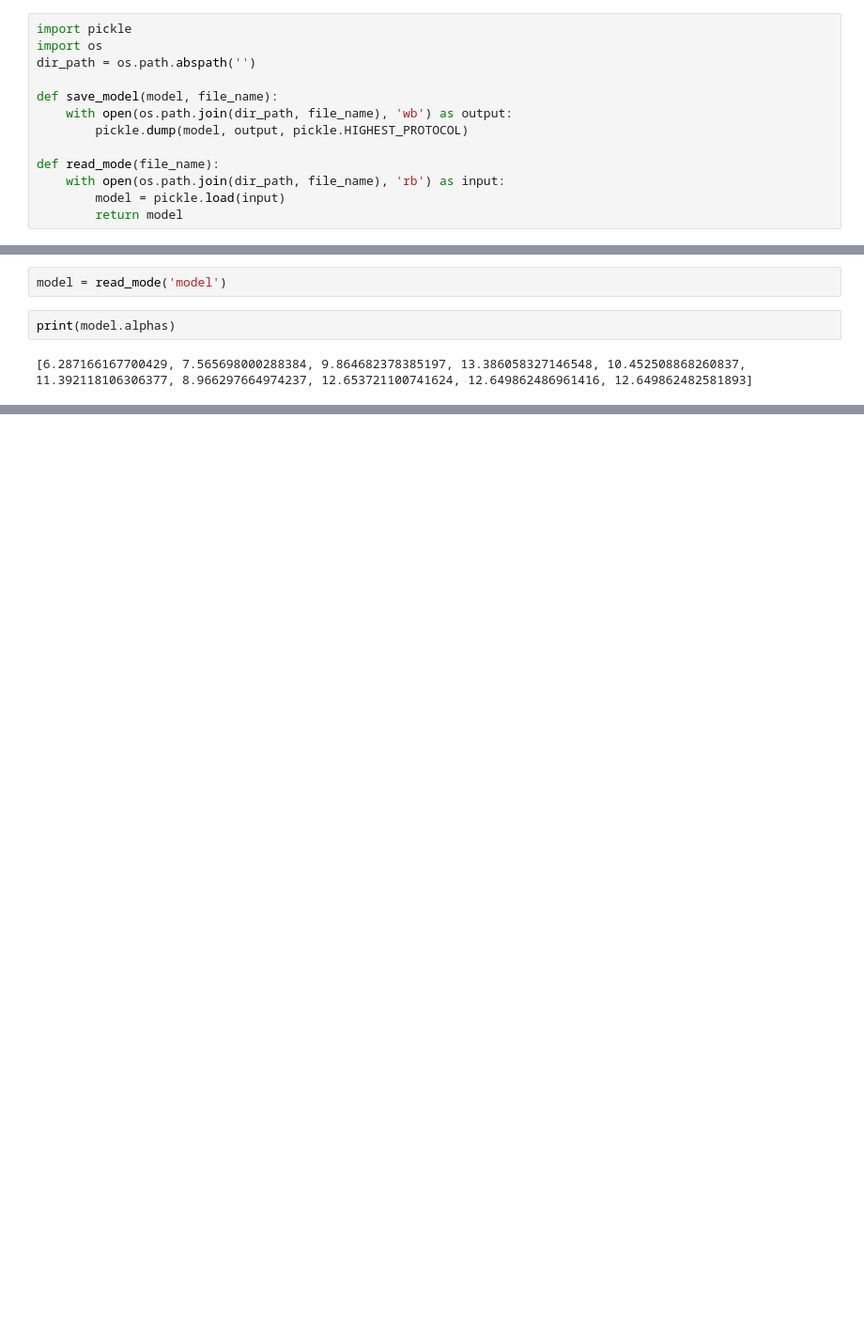
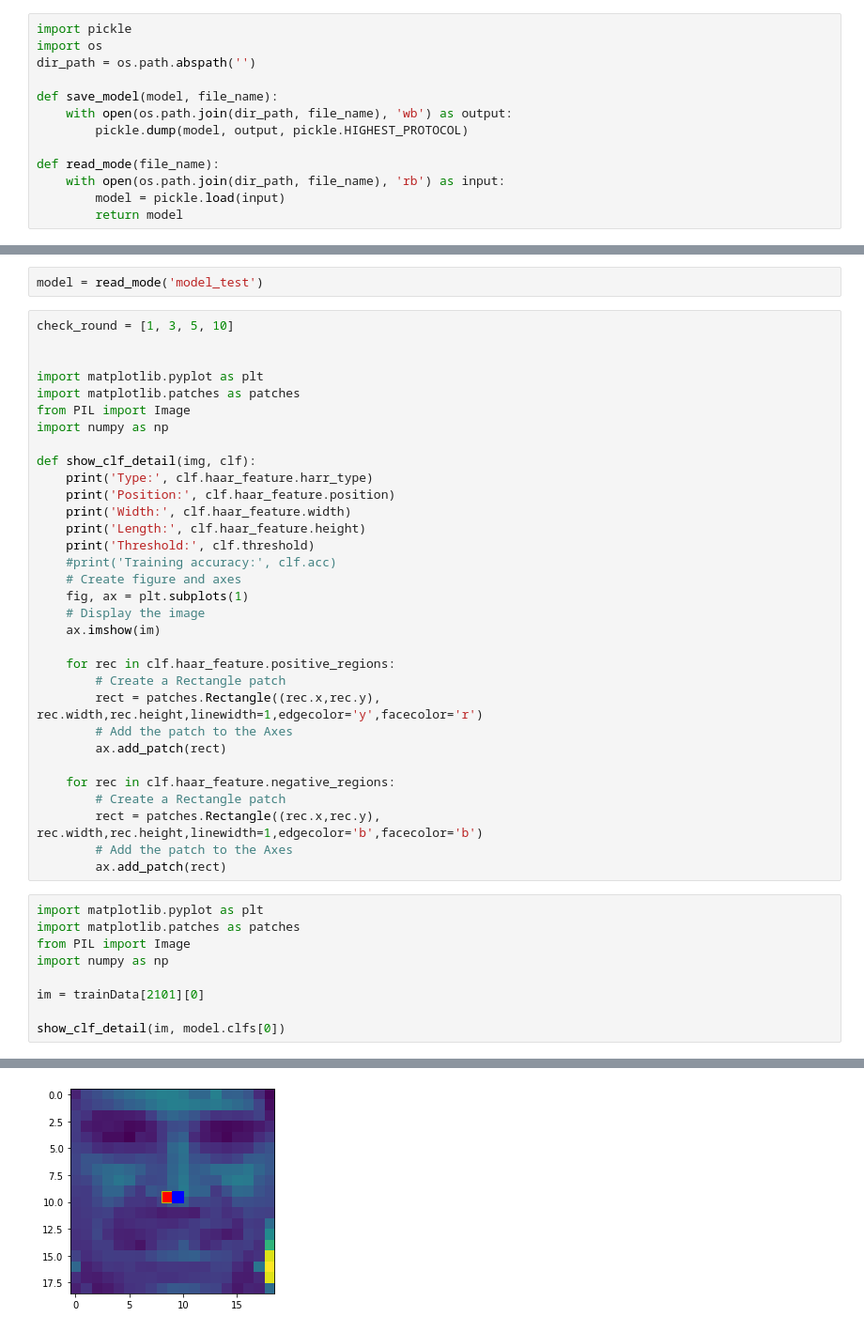
Before and after one commit to ChiehFu/649_viola_jone, a Jupyter notebook: viola_jone.ipynb, the cells around one changed output, grey strips where cells are left out. Shown: that part at 94% size. Saved outputs shown, nothing was run; the diff lists cells and outputs as text; blank space fills up the shorter version.

Commit message:
Add Haar feature class

```diff
--- a/viola_jone.ipynb
+++ b/viola_jone.ipynb
@@ -318,8 +344,46 @@ Round 5/10:
 [interactive output not drawn]
 ... (11 outputs left out)
 # %%
-model = read_mode('model')
+model = read_mode('model_test')
-# %%
-print(model.alphas)
-# %% [output]
-[6.287166167700429, 7.565698000288384, 9.864682378385197, 13.386058327146548, 10.452508868260837, 11.392118106306377, 8.966297664974237, 12.653721100741624, 12.649862486961416, 12.649862482581893]
+# %%
+check_round = [1, 3, 5, 10]
+
+
+import matplotlib.pyplot as plt
+import matplotlib.patches as patches
+from PIL import Image
+import numpy as np
+
+def show_clf_detail(img, clf):
+    print('Type:', clf.haar_feature.harr_type)
+    print('Position:', clf.haar_feature.position)
+    print('Width:', clf.haar_feature.width)
+    print('Length:', clf.haar_feature.height)
+    print('Threshold:', clf.threshold)
+    #print('Training accuracy:', clf.acc)
+    # Create figure and axes
+    fig, ax = plt.subplots(1)
+    # Display the image
+    ax.imshow(im)
+
+    for rec in clf.haar_feature.positive_regions:
+        # Create a Rectangle patch
+        rect = patches.Rectangle((rec.x,rec.y), rec.width,rec.height,linewidth=1,edgecolor='y',facecolor='r')
+        # Add the patch to the Axes
+        ax.add_patch(rect)
+
+    for rec in clf.haar_feature.negative_regions:
+        # Create a Rectangle patch
+        rect = patches.Rectangle((rec.x,rec.y), rec.width,rec.height,linewidth=1,edgecolor='b',facecolor='b')
+        # Add the patch to the Axes
+        ax.add_patch(rect)
+# %%
+import matplotlib.pyplot as plt
+import matplotlib.patches as patches
+from PIL import Image
+import numpy as np
+
+im = trainData[2101][0]
+
+show_clf_detail(im, model.clfs[0])
+# %% [output]
@@ -325,0 +396 @@ print(model.alphas)
+[figure, added]
```
Also changed, not shown: parts of 7 cells of this notebook, 1 other file.
